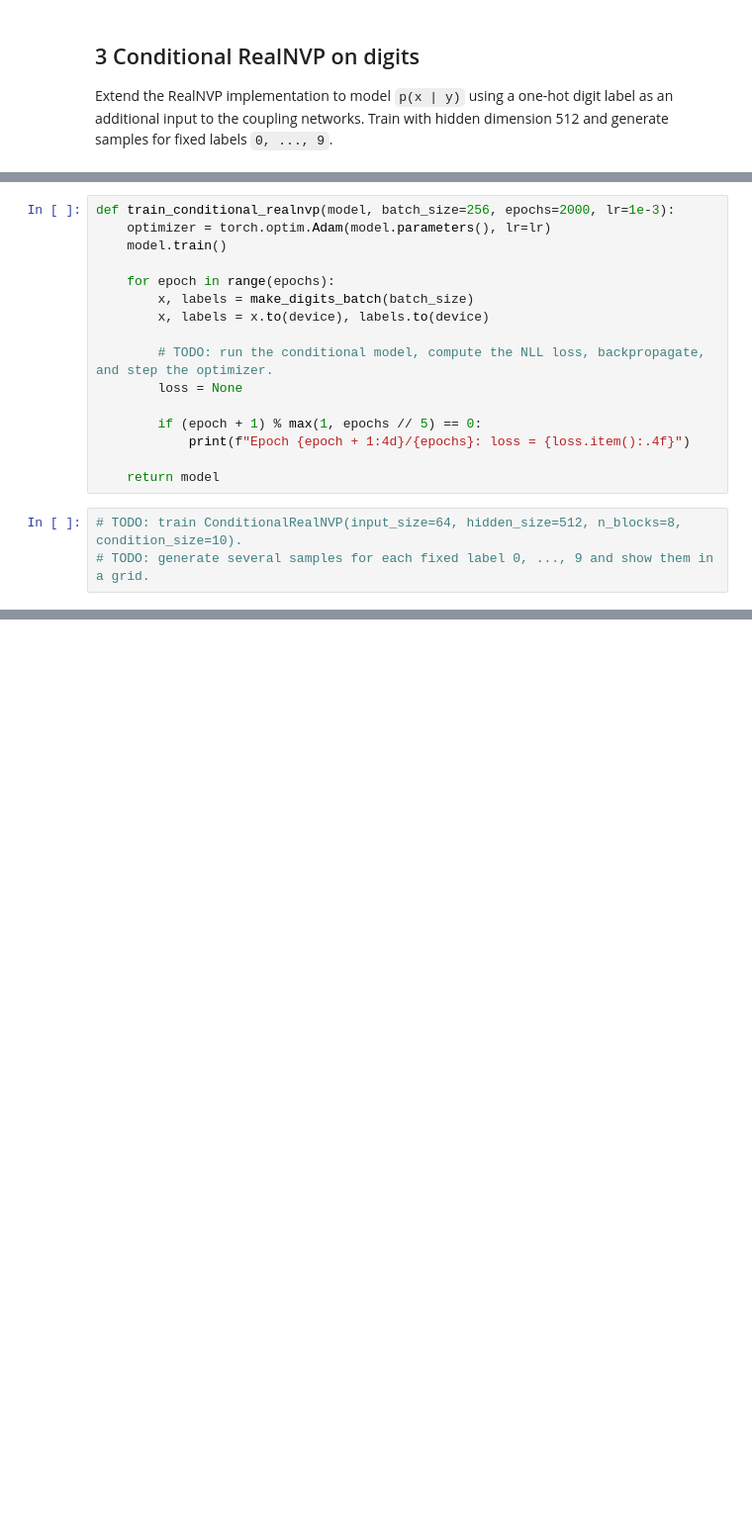
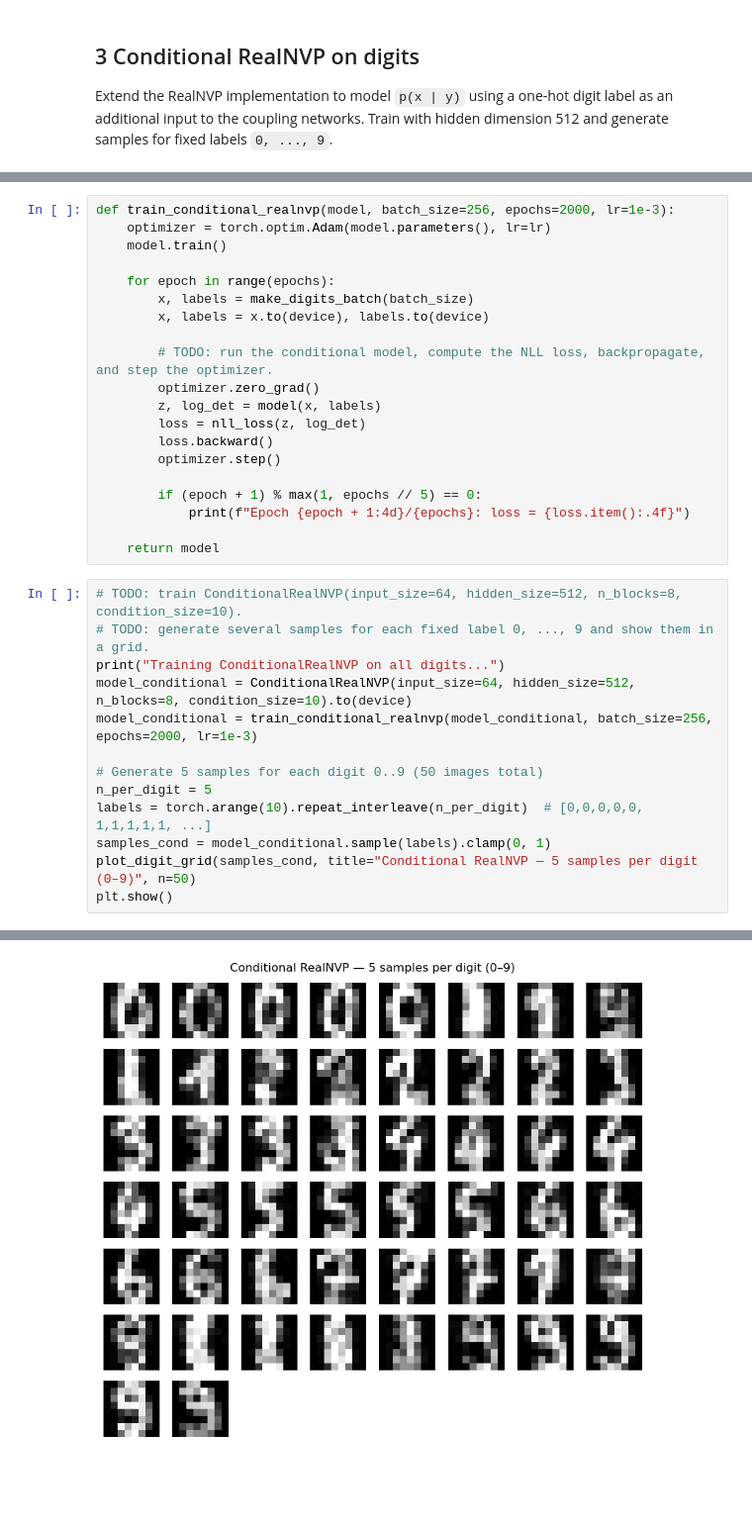
Before and after one commit to LuisMayerhofer/genVis-exercises, a Jupyter notebook: exercise_6/ex06.ipynb, the cells around one changed output, grey strips where cells are left out. Shown at 99% size. Cells and saved outputs as stored; diff of their text form; blank space fills up the shorter version.

```diff
--- a/exercise_6/ex06.ipynb
+++ b/exercise_6/ex06.ipynb
@@ -406,7 +480,11 @@ def train_conditional_realnvp(model, batch_size=256, epochs=2000, lr=1e-3):
         x, labels = x.to(device), labels.to(device)
 
         # TODO: run the conditional model, compute the NLL loss, backpropagate, and step the optimizer.
-        loss = None
+        optimizer.zero_grad()
+        z, log_det = model(x, labels)
+        loss = nll_loss(z, log_det)
+        loss.backward()
+        optimizer.step()
 
         if (epoch + 1) % max(1, epochs // 5) == 0:
             print(f"Epoch {epoch + 1:4d}/{epochs}: loss = {loss.item():.4f}")
@@ -415,3 +493,14 @@ def train_conditional_realnvp(model, batch_size=256, epochs=2000, lr=1e-3):
 # %%
 # TODO: train ConditionalRealNVP(input_size=64, hidden_size=512, n_blocks=8, condition_size=10).
 # TODO: generate several samples for each fixed label 0, ..., 9 and show them in a grid.
+print("Training ConditionalRealNVP on all digits...")
+model_conditional = ConditionalRealNVP(input_size=64, hidden_size=512, n_blocks=8, condition_size=10).to(device)
+model_conditional = train_conditional_realnvp(model_conditional, batch_size=256, epochs=2000, lr=1e-3)
+
+# Generate 5 samples for each digit 0..9 (50 images total)
+n_per_digit = 5
+labels = torch.arange(10).repeat_interleave(n_per_digit)  # [0,0,0,0,0, 1,1,1,1,1, ...]
+samples_cond = model_conditional.sample(labels).clamp(0, 1)
+plot_digit_grid(samples_cond, title="Conditional RealNVP — 5 samples per digit (0–9)", n=50)
+plt.show()
+# %% [output]
@@ -418,3 +513,4 @@ def train_conditional_realnvp(model, batch_size=256, epochs=2000, lr=1e-3):
+[figure, added]
 # %% [markdown]
 ### Task 3 comments
 
```
Also changed, not shown: parts of 7 cells of this notebook, 2 other files.
